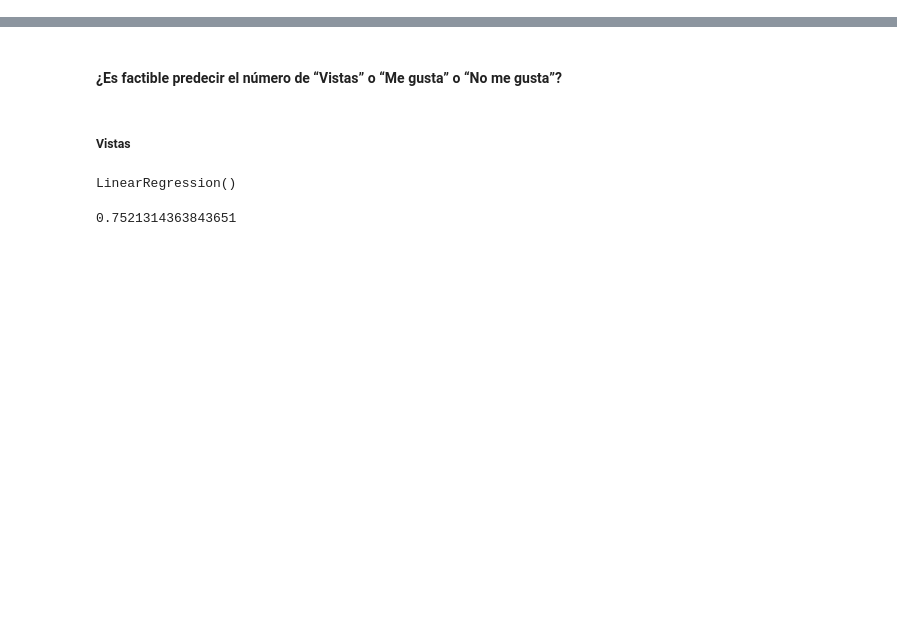
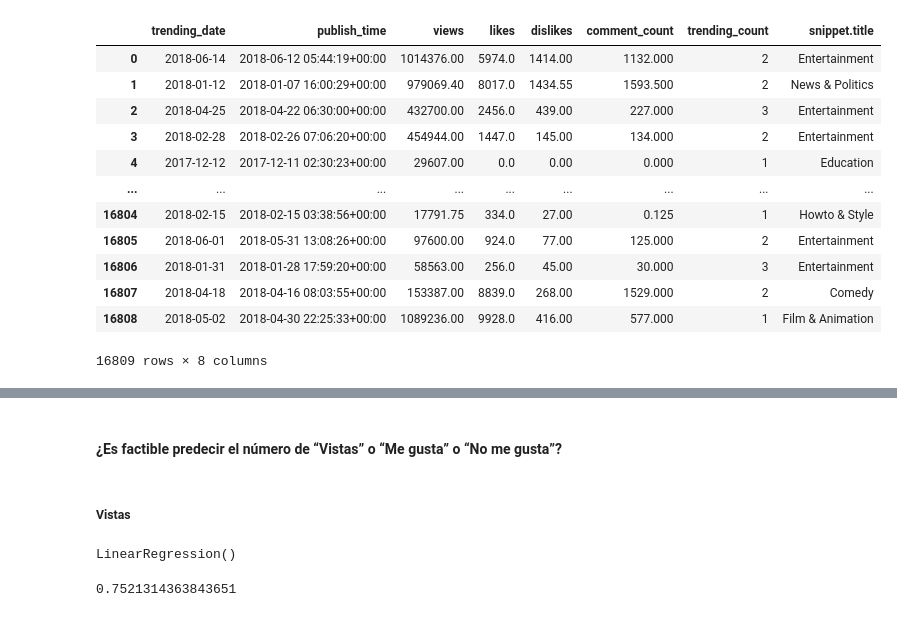
Before and after one commit to Adm-Info/EB-2022-1-CC50, a Jupyter notebook: code/11.preproc-req-cats-pregAdd.ipynb, the cells around one changed output, grey strips where cells are left out. Saved outputs shown, nothing was run; the diff lists cells and outputs as text; code cells hidden in the pictures; blank space fills up the shorter version.

```diff
--- a/code/11.preproc-req-cats-pregAdd.ipynb
+++ b/code/11.preproc-req-cats-pregAdd.ipynb
@@ -7,0 +45,21 @@ from sklearn.linear_model import LinearRegression
+# %%
+#omitiremos todos aquellos que no sean numéricos, de tiempo, o categóricos
+#'state' a categórico?
+data_reg = data_cat[[ 'trending_date', 'publish_time',
+      'views', 'likes', 'dislikes', 'comment_count', 'trending_count',
+       'snippet.title']]
+data_reg
+# %% [output]
+|  | trending_date | publish_time | views | likes | dislikes | comment_count | trending_count | snippet.title |
+| 0 | 2018-06-14 | 2018-06-12 05:44:19+00:00 | 1014376.00 | 5974.0 | 1414.00 | 1132.000 | 2 | Entertainment |
+| 1 | 2018-01-12 | 2018-01-07 16:00:29+00:00 | 979069.40 | 8017.0 | 1434.55 | 1593.500 | 2 | News & Politics |
+| 2 | 2018-04-25 | 2018-04-22 06:30:00+00:00 | 432700.00 | 2456.0 | 439.00 | 227.000 | 3 | Entertainment |
+| 3 | 2018-02-28 | 2018-02-26 07:06:20+00:00 | 454944.00 | 1447.0 | 145.00 | 134.000 | 2 | Entertainment |
+| 4 | 2017-12-12 | 2017-12-11 02:30:23+00:00 | 29607.00 | 0.0 | 0.00 | 0.000 | 1 | Education |
+| ... | ... | ... | ... | ... | ... | ... | ... | ... |
+| 16804 | 2018-02-15 | 2018-02-15 03:38:56+00:00 | 17791.75 | 334.0 | 27.00 | 0.125 | 1 | Howto & Style |
+| 16805 | 2018-06-01 | 2018-05-31 13:08:26+00:00 | 97600.00 | 924.0 | 77.00 | 125.000 | 2 | Entertainment |
+| 16806 | 2018-01-31 | 2018-01-28 17:59:20+00:00 | 58563.00 | 256.0 | 45.00 | 30.000 | 3 | Entertainment |
+| 16807 | 2018-04-18 | 2018-04-16 08:03:55+00:00 | 153387.00 | 8839.0 | 268.00 | 1529.000 | 2 | Comedy |
+| 16808 | 2018-05-02 | 2018-04-30 22:25:33+00:00 | 1089236.00 | 9928.0 | 416.00 | 577.000 | 1 | Film & Animation |
+16809 rows × 8 columns
```
Also changed, not shown: parts of 9 cells of this notebook, 2 other files.
